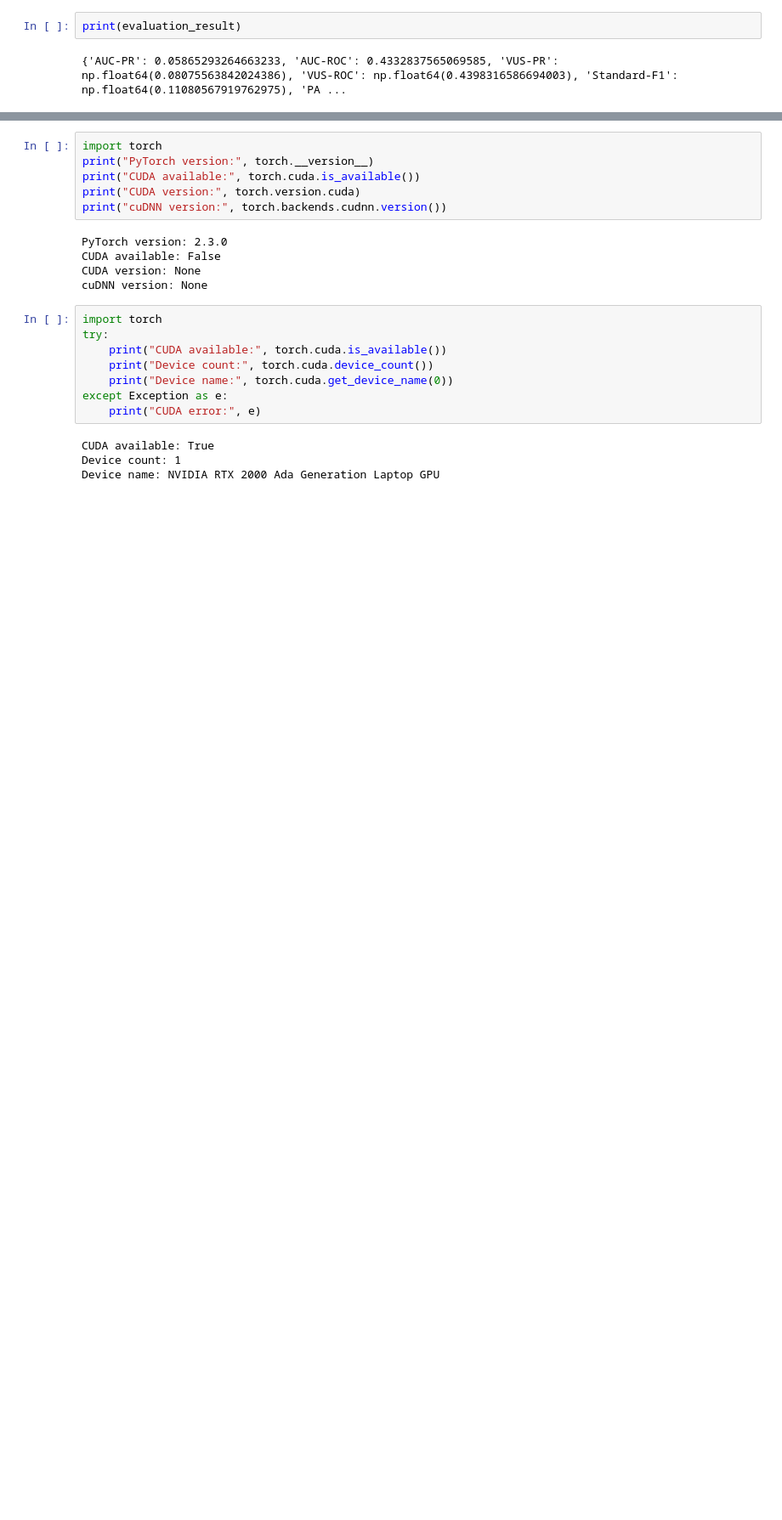
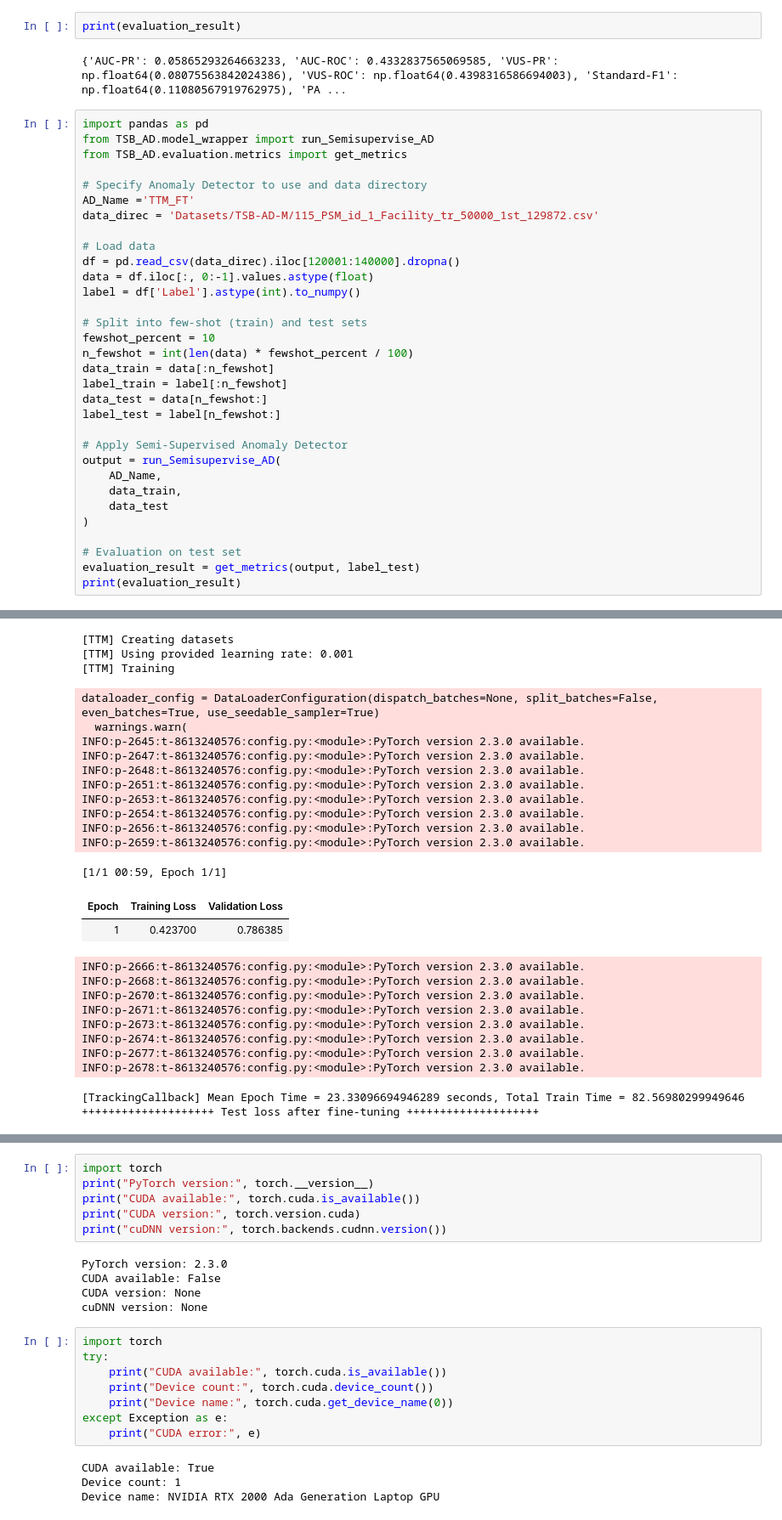
Before and after one commit to TheDatumOrg/TSB-AD, a Jupyter notebook: AD.ipynb, the cells around one changed output, grey strips where cells are left out. Shown at 85% size. Drawn from its saved outputs; the diff is of its cells as text; blank space fills up the shorter version.

```diff
--- a/AD.ipynb
+++ b/AD.ipynb
@@ -174,3 +94,36 @@ INFO:p-17932:t-8612028160:config.py:<module>:PyTorch version 2.3.0 available.
 print(evaluation_result)
 # %% [output]
 {'AUC-PR': 0.05865293264663233, 'AUC-ROC': 0.4332837565069585, 'VUS-PR': np.float64(0.08075563842024386), 'VUS-ROC': np.float64(0.4398316586694003), 'Standard-F1': np.float64(0.11080567919762975), 'PA ...
+# %%
+import pandas as pd
+from TSB_AD.model_wrapper import run_Semisupervise_AD
+from TSB_AD.evaluation.metrics import get_metrics
+
+# Specify Anomaly Detector to use and data directory
+AD_Name ='TTM_FT'
+data_direc = 'Datasets/TSB-AD-M/115_PSM_id_1_Facility_tr_50000_1st_129872.csv'
+
+# Load data
+df = pd.read_csv(data_direc).iloc[120001:140000].dropna()
+data = df.iloc[:, 0:-1].values.astype(float)
+label = df['Label'].astype(int).to_numpy()
+
+# Split into few-shot (train) and test sets
+fewshot_percent = 10
+n_fewshot = int(len(data) * fewshot_percent / 100)
+data_train = data[:n_fewshot]
+label_train = label[:n_fewshot]
+data_test = data[n_fewshot:]
+label_test = label[n_fewshot:]
+
+# Apply Semi-Supervised Anomaly Detector
+output = run_Semisupervise_AD(
+    AD_Name,
+    data_train,
+    data_test
+)
+
+# Evaluation on test set
+evaluation_result = get_metrics(output, label_test)
+print(evaluation_result)
+# %% [output]
@@ -176,0 +136,26 @@ print(evaluation_result)
+[TTM] Creating datasets
+[TTM] Using provided learning rate: 0.001
+[TTM] Training
+dataloader_config = DataLoaderConfiguration(dispatch_batches=None, split_batches=False, even_batches=True, use_seedable_sampler=True)
+  warnings.warn(
+INFO:p-2645:t-8613240576:config.py:<module>:PyTorch version 2.3.0 available.
+INFO:p-2647:t-8613240576:config.py:<module>:PyTorch version 2.3.0 available.
+INFO:p-2648:t-8613240576:config.py:<module>:PyTorch version 2.3.0 available.
+INFO:p-2651:t-8613240576:config.py:<module>:PyTorch version 2.3.0 available.
+INFO:p-2653:t-8613240576:config.py:<module>:PyTorch version 2.3.0 available.
+INFO:p-2654:t-8613240576:config.py:<module>:PyTorch version 2.3.0 available.
+INFO:p-2656:t-8613240576:config.py:<module>:PyTorch version 2.3.0 available.
+INFO:p-2659:t-8613240576:config.py:<module>:PyTorch version 2.3.0 available.
+[1/1 00:59, Epoch 1/1]
+| Epoch | Training Loss | Validation Loss |
+| 1 | 0.423700 | 0.786385 |
+INFO:p-2666:t-8613240576:config.py:<module>:PyTorch version 2.3.0 available.
+INFO:p-2668:t-8613240576:config.py:<module>:PyTorch version 2.3.0 available.
+INFO:p-2670:t-8613240576:config.py:<module>:PyTorch version 2.3.0 available.
+INFO:p-2671:t-8613240576:config.py:<module>:PyTorch version 2.3.0 available.
+INFO:p-2673:t-8613240576:config.py:<module>:PyTorch version 2.3.0 available.
+INFO:p-2674:t-8613240576:config.py:<module>:PyTorch version 2.3.0 available.
+INFO:p-2677:t-8613240576:config.py:<module>:PyTorch version 2.3.0 available.
+INFO:p-2678:t-8613240576:config.py:<module>:PyTorch version 2.3.0 available.
+[TrackingCallback] Mean Epoch Time = 23.33096694946289 seconds, Total Train Time = 82.56980299949646
+++++++++++++++++++++ Test loss after fine-tuning ++++++++++++++++++++
```
Also changed, not shown: parts of 6 cells of this notebook, 2 other files.
